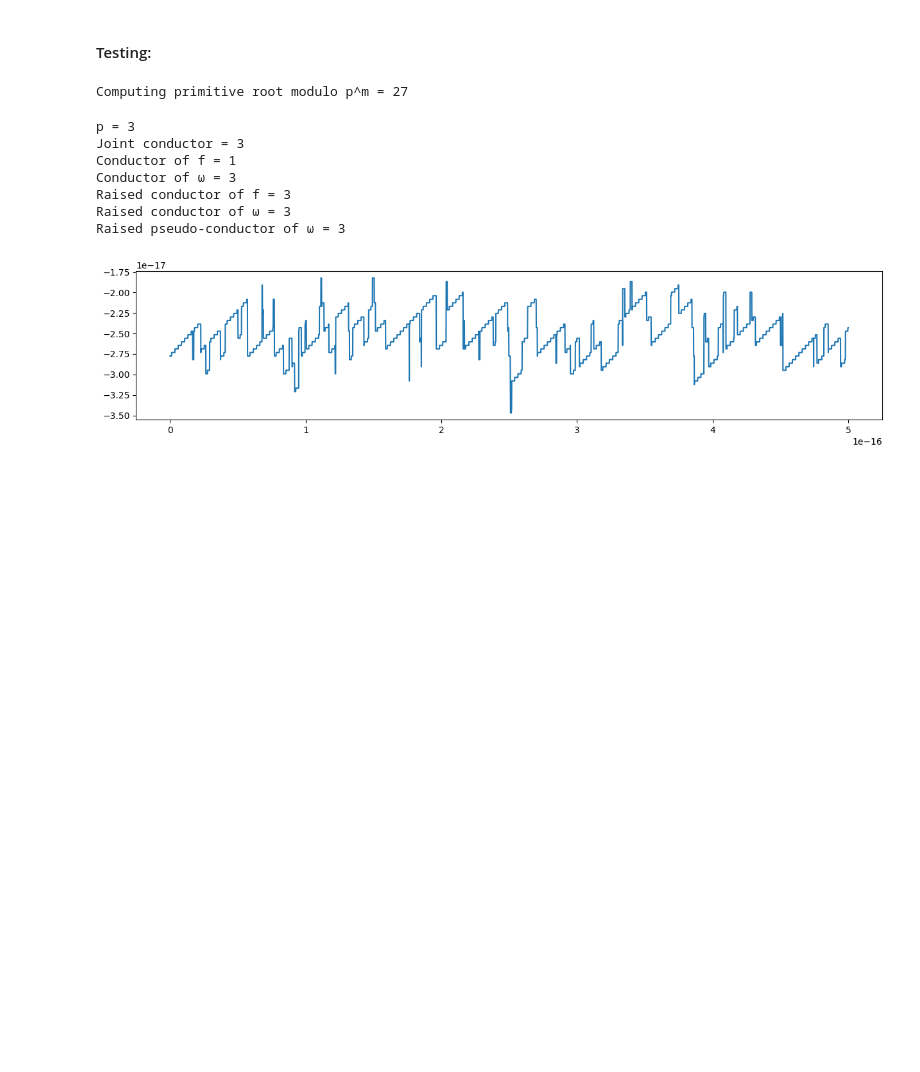
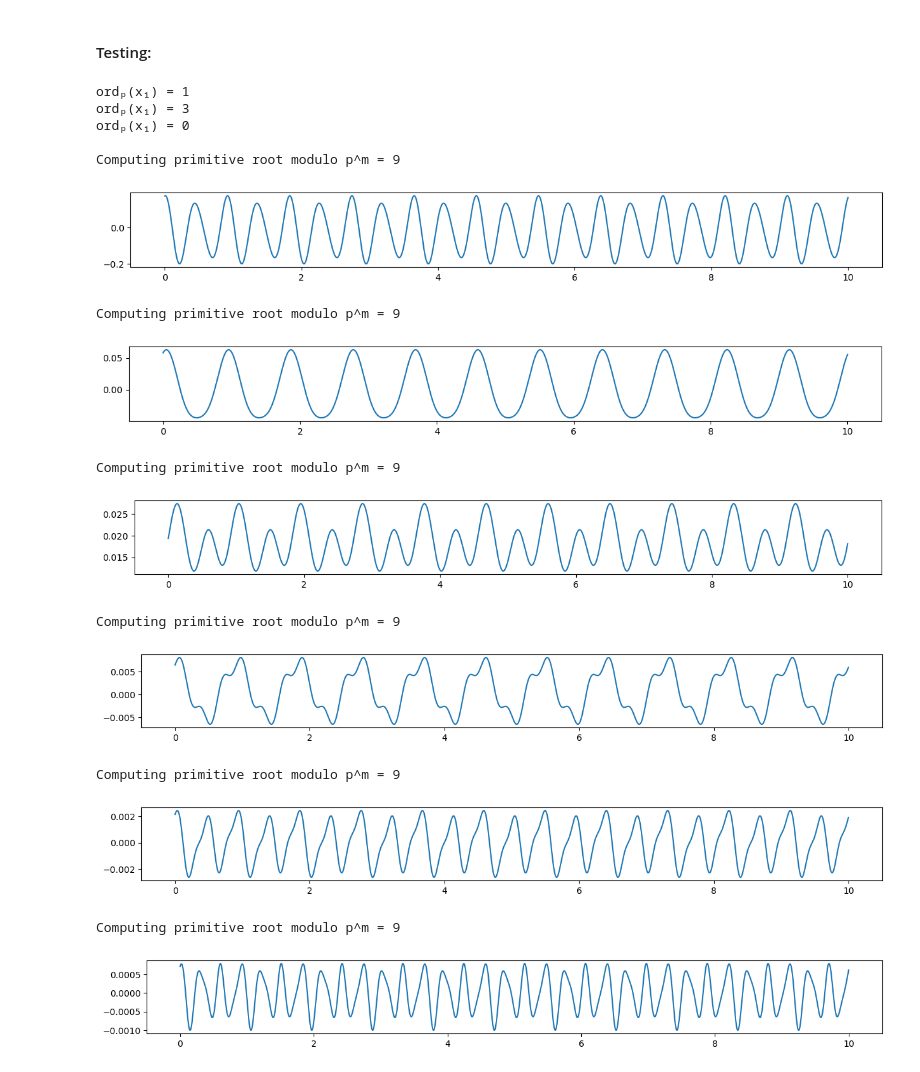
Before and after one commit to TYLERSFOSTER/Tonality_from_Q_p_and_SL_2, a Jupyter notebook: p_adic_signals_for_GL_1.ipynb, the cells around one changed output. Saved outputs shown, nothing was run; the diff lists cells and outputs as text; code cells hidden in the pictures; blank space fills up the shorter version.

```diff
--- a/p_adic_signals_for_GL_1.ipynb
+++ b/p_adic_signals_for_GL_1.ipynb
@@ -257,6 +277,9 @@ class cslcFunc():
 
         new_supp = [p_mult(b,a) for a in self.supp]
         self.supp = new_supp
+
+        self.cond_p = self.supp[0].resol_p
+        assert all(x.resol_p == self.cond_p for x in self.supp)
 
     def eval(self, x):
         assert isinstance(x, p_Approx)
@@ -616,8 +639,8 @@ class PhasedChord():
         assert isinstance(ampl_list, list)
         assert all(isinstance(A, float) and A >= 0 for A in ampl_list)
         assert isinstance(freq_list, list)
-        assert len(coeff_list) == len(freq_list)
         assert all(isinstance(l, float) for l in freq_list)
+        assert len(coeff_list) == len(freq_list) == len(ampl_list)
 
         self.coefficients = coeff_list
         self.amplitudes = ampl_list
@@ -628,13 +651,15 @@ class PhasedChord():
     def eval(self, b, t):
         assert isinstance(t, float)
 
-        I = complex(0,1)
+        I = complex(0.,1.)
         c = self.coefficients
         A = self.amplitudes
         l = self.frequencies
         n = self.term_count
 
-        term_list = [c[k] * (A[k]**b) * np.exp(I*2*np.pi*l[k] * t) for k in range(n)]
+        theta = [2*np.pi*l[k]*t for k in range(n)]
+
+        term_list = [c[k] * A[k]**(b) * np.exp(I*2*np.pi*l[k]*t) for k in range(n)]
         output = sum(term_list)
 
         return output
@@ -730,38 +755,47 @@ class p_Mellin():
 #### Testing:
 # %%
 p = 3
-m = 1
+m = 3
 
-w = p_Approx(p, 1, [1])
-x = p_Approx(p, 1, [2])
+x_1 = p_Approx(p, 1, [1,0,0])
+print('\nord\u209A(x\u2081) =', x_1.ord_p)
+x_2 = p_Approx(p, 3, [2,0,0])
+print('ord\u209A(x\u2081) =', x_2.ord_p)
+x_3 = p_Approx(p, 0, [1,1,0])
+print('ord\u209A(x\u2081) =', x_3.ord_p)
 
-a = complex(1,1)
-b = 5*complex(-1,1)
+c_1 = complex(1.,0.)
+c_2 = complex(0.,1.)
+c_2 = complex(2.,2.)
 
-f = cslcFunc(p, m, [w], [a])
+for k in range(-3,3):
+    f = cslcFunc(p, m, [x_1, x_2, x_3], [c_1, c_2, c_3])
+    f.contra_mult(p_Approx(p,k,[1,0,0]))
 
-omega = nuCharacter(p, 3, 2)
+    omega = nuCharacter(p, 2, 1)
 
-F = p_Mellin(f, omega)
+    F = p_Mellin(f, omega)
 
-T = [.0000000000000000001*j for j in range(5000)]
-X = [F.eval(1, t).real for t in T]
-#Y = [F.eval(5, t).imag for t in T]
+    T = [.001*j for j in range(10000)]
+    X = [F.eval(1, t).real for t in T]
 
-plt.figure(figsize=(15,3))
-plt.plot(T, X)
-plt.show()
-
-#plt.figure(figsize=(15,3))
-#plt.plot(T, Y)
-#plt.show()
+    plt.figure(figsize=(15,1.5))
+    plt.plot(T, X)
+    plt.show()
 # %% [output]
-Computing primitive root modulo p^m = 27
+ordₚ(x₁) = 1
+ordₚ(x₁) = 3
+ordₚ(x₁) = 0
+
+Computing primitive root modulo p^m = 9
+[figure, new version]
-p = 3
-Joint conductor = 3
-Conductor of f = 1
-Conductor of ω = 3
-Raised conductor of f = 3
-Raised conductor of ω = 3
-Raised pseudo-conductor of ω = 3
+Computing primitive root modulo p^m = 9
-[figure, old version]
+[figure, added]
+Computing primitive root modulo p^m = 9
+[figure, added]
+Computing primitive root modulo p^m = 9
+[figure, added]
+Computing primitive root modulo p^m = 9
+[figure, added]
+Computing primitive root modulo p^m = 9
+[figure, added]
```
Also changed, not shown: parts of 2 cells of this notebook.
